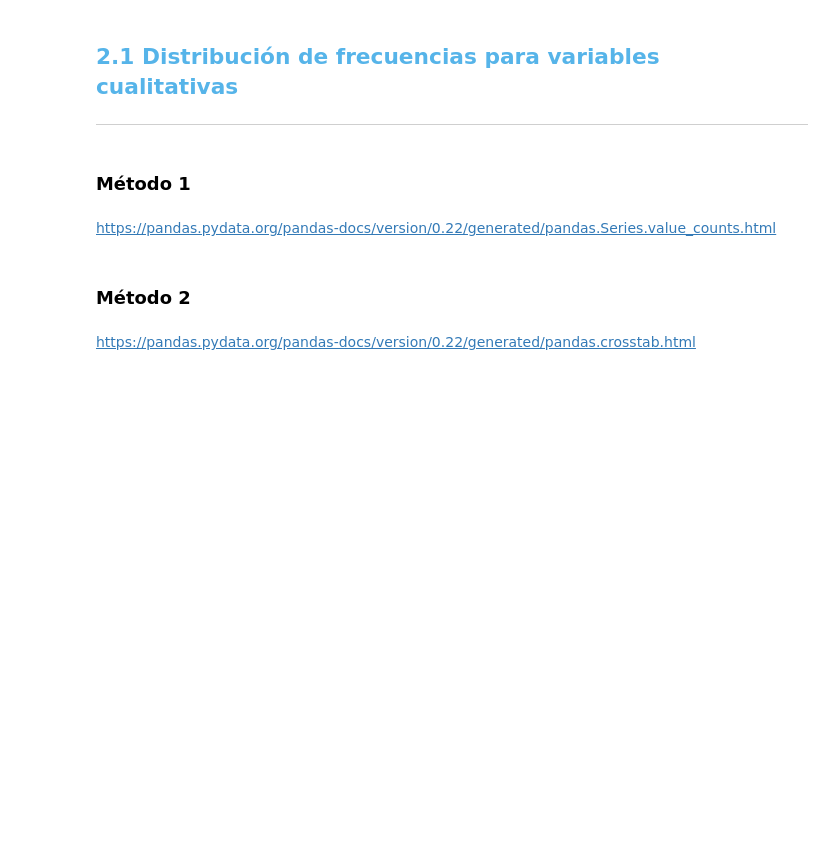
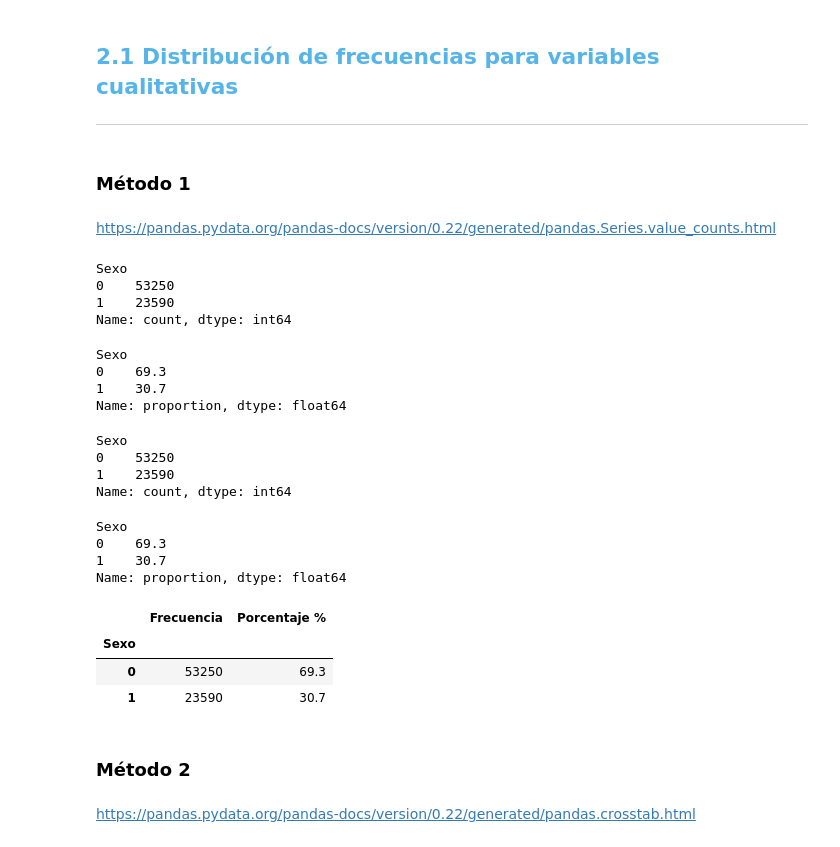
Before and after one commit to Liuz8/Estadisticas_y_Machine_Learning, a Jupyter notebook: Curso_de_Estadística_con_Python_1.ipynb, the cells around one changed output. Drawn from its saved outputs; the diff is of its cells as text; code cells hidden in the pictures; blank space fills up the shorter version.

```diff
--- a/Curso_de_Estadística_con_Python_1.ipynb
+++ b/Curso_de_Estadística_con_Python_1.ipynb
@@ -207,6 +207,47 @@ El primer paso en un análisis es conocer el comportamiento de las variables inv
 ### Método 1
 # %% [markdown]
 https://pandas.pydata.org/pandas-docs/version/0.22/generated/pandas.Series.value_counts.html
+# %%
+datos.Sexo.value_counts()
+# %% [output]
+Sexo
+0    53250
+1    23590
+Name: count, dtype: int64
+# %%
+# Es el porcentaje de Sexo Masculino y Femenino
+datos.Sexo.value_counts(normalize=True).round(4)*100
+# %% [output]
+Sexo
+0    69.3
+1    30.7
+Name: proportion, dtype: float64
+# %%
+frecuencia_sexo = datos.Sexo.value_counts()
+frecuencia_sexo
+# %% [output]
+Sexo
+0    53250
+1    23590
+Name: count, dtype: int64
+# %%
+porcentaje_sexo = datos.Sexo.value_counts(normalize=True).round(4)*100
+porcentaje_sexo
+# %% [output]
+Sexo
+0    69.3
+1    30.7
+Name: proportion, dtype: float64
+# %%
+# Crea un nuevo data frame con los datos que obtuvimos anteriormente
+dist_frec_cualitativa = pd.DataFrame({'Frecuencia':frecuencia_sexo,'Porcentaje %':porcentaje_sexo})
+# %%
+dist_frec_cualitativa
+# %% [output]
+|  | Frecuencia | Porcentaje % |
+| Sexo |  |  |
+| 0 | 53250 | 69.3 |
+| 1 | 23590 | 30.7 |
 # %% [markdown]
 ### Método 2
 # %% [markdown]
```
Also changed, not shown: parts of 4 cells of this notebook.
